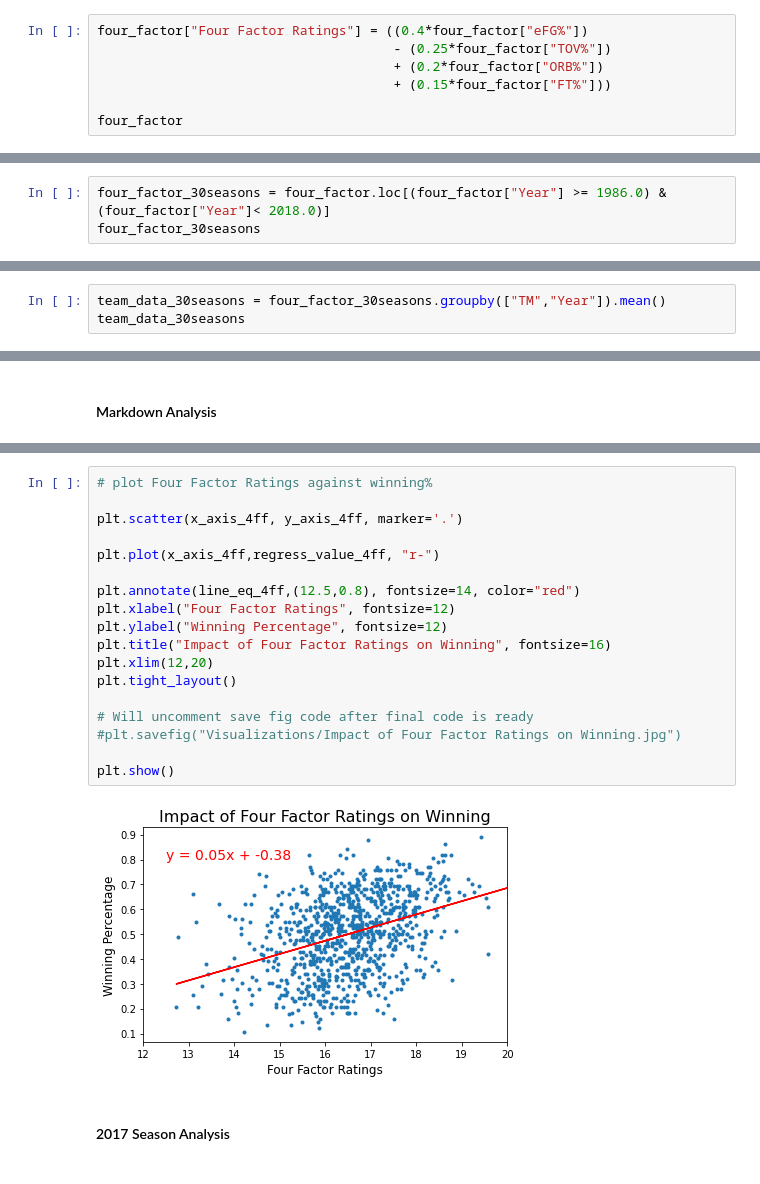
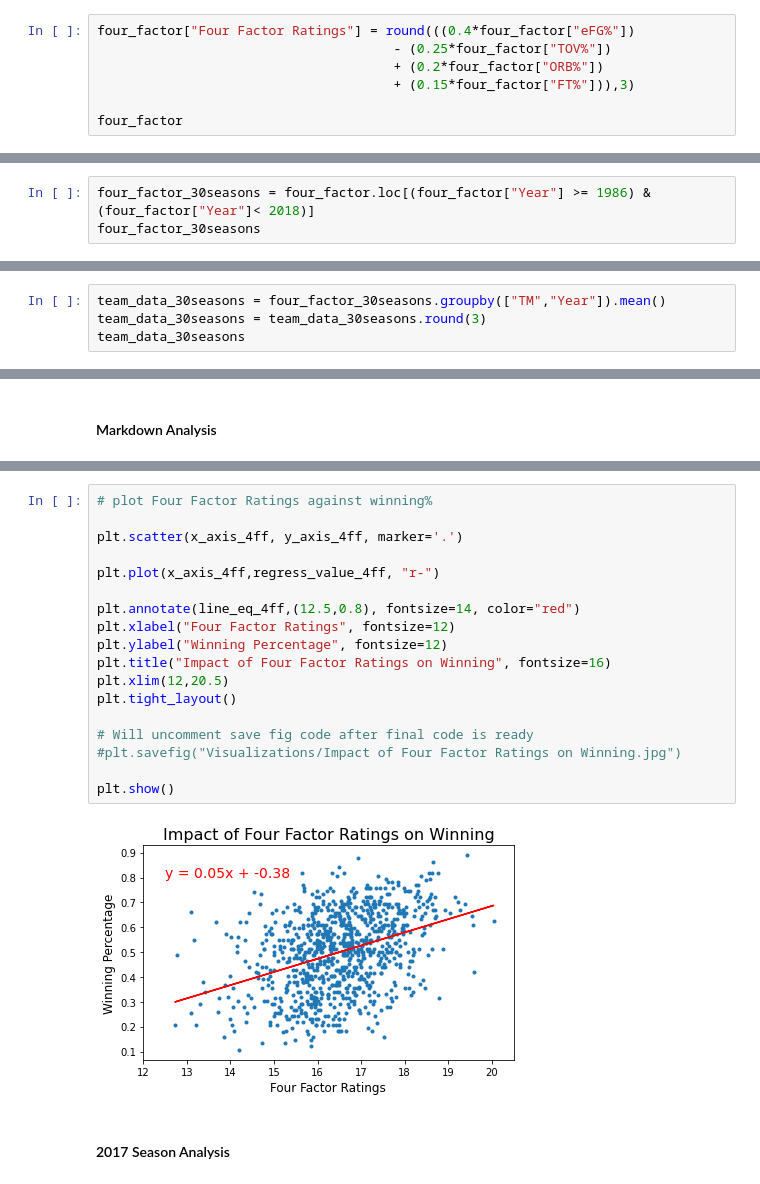
Before and after one commit to Kate-Yayla/Project1-Historical-NBA-Analysis, a Jupyter notebook: NBA Analysis.ipynb, the cells around one changed output, grey strips where cells are left out. Saved outputs shown, nothing was run; the diff lists cells and outputs as text.

```diff
--- a/NBA Analysis.ipynb
+++ b/NBA Analysis.ipynb
@@ -147,10 +140,10 @@ See the caveats in the documentation: https://pandas.pydata.org/pandas-docs/stab
 | 15261 | 1997 | Lorenzo Williams | WSB | 64.5 | 34.6 | 12.6 | 0.714 | 0.537 |
 15262 rows × 8 columns
 # %%
-four_factor["Four Factor Ratings"] = ((0.4*four_factor["eFG%"])
+four_factor["Four Factor Ratings"] = round(((0.4*four_factor["eFG%"])
                                       - (0.25*four_factor["TOV%"])
                                       + (0.2*four_factor["ORB%"])
-                                      + (0.15*four_factor["FT%"]))
+                                      + (0.15*four_factor["FT%"])),3)
 
 four_factor
 # %% [output]
@@ -173,7 +166,7 @@ See the caveats in the documentation: https://pandas.pydata.org/pandas-docs/stab
 | 15261 | 1997 | Lorenzo Williams | WSB | 64.5 | 34.6 | 12.6 | 0.714 | 0.537 | ... |
 15262 rows × 9 columns
 # %%
-four_factor_30seasons = four_factor.loc[(four_factor["Year"] >= 1986.0) & (four_factor["Year"]< 2018.0)]
+four_factor_30seasons = four_factor.loc[(four_factor["Year"] >= 1986) & (four_factor["Year"]< 2018)]
 four_factor_30seasons
 # %% [output]
 |  | Year | Player | TM | eFG% | TOV% | ORB% | FT% | Winning Percentage | ... |
@@ -191,6 +184,7 @@ four_factor_30seasons
 15262 rows × 9 columns
 # %%
 team_data_30seasons = four_factor_30seasons.groupby(["TM","Year"]).mean()
+team_data_30seasons = team_data_30seasons.round(3)
 team_data_30seasons
 # %% [output]
 |  |  | eFG% | TOV% | ORB% | FT% | Winning Percentage | Four Factor Ratings |
@@ -416,22 +410,22 @@ There is a positive correlation between Four Factor Ratings and Winning percenta
 # %%
 # plot Four Factor Ratings against winning%
 
 plt.scatter(x_axis_4ff, y_axis_4ff, marker='.')
 
 plt.plot(x_axis_4ff,regress_value_4ff, "r-")
 
 plt.annotate(line_eq_4ff,(12.5,0.8), fontsize=14, color="red")
 plt.xlabel("Four Factor Ratings", fontsize=12)
 plt.ylabel("Winning Percentage", fontsize=12)
 plt.title("Impact of Four Factor Ratings on Winning", fontsize=16)
-plt.xlim(12,20)
+plt.xlim(12,20.5)
 plt.tight_layout()
 
 # Will uncomment save fig code after final code is ready
 #plt.savefig("Visualizations/Impact of Four Factor Ratings on Winning.jpg")
 
 plt.show()
 # %% [output]
-[figure, old version]
+[figure, new version]
 # %% [markdown]
 #### 2017 Season Analysis
```
Also changed, not shown: parts of 19 cells of this notebook.
